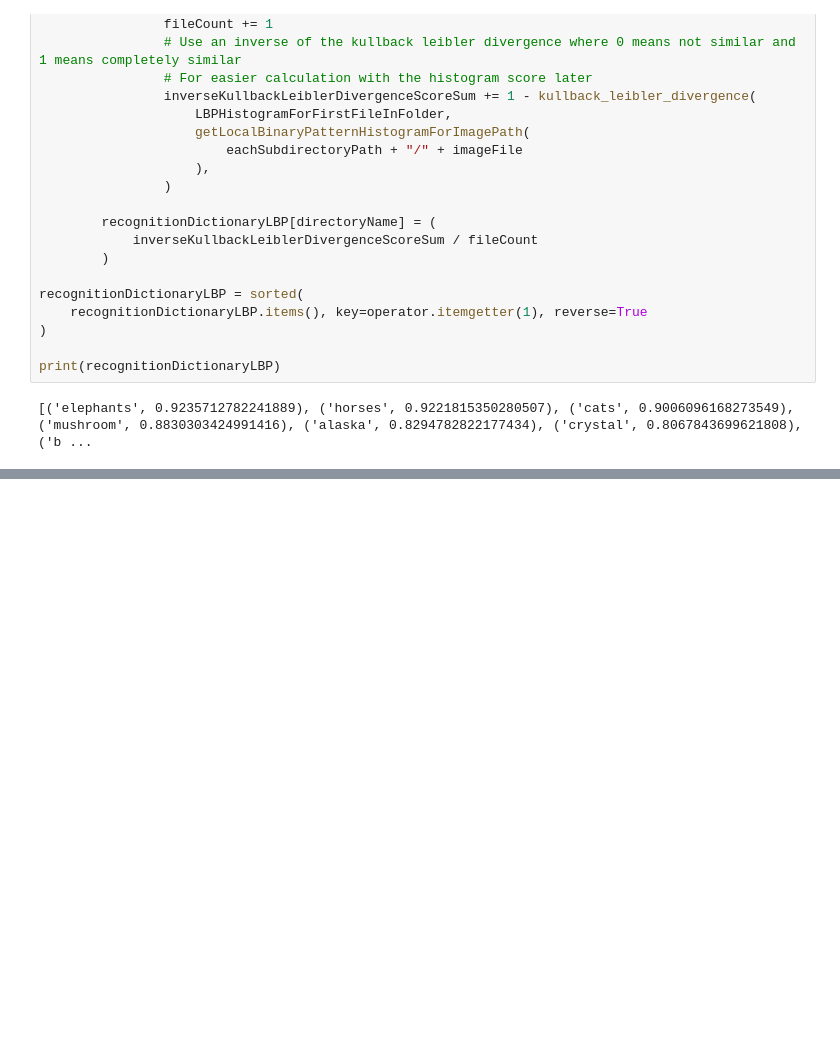
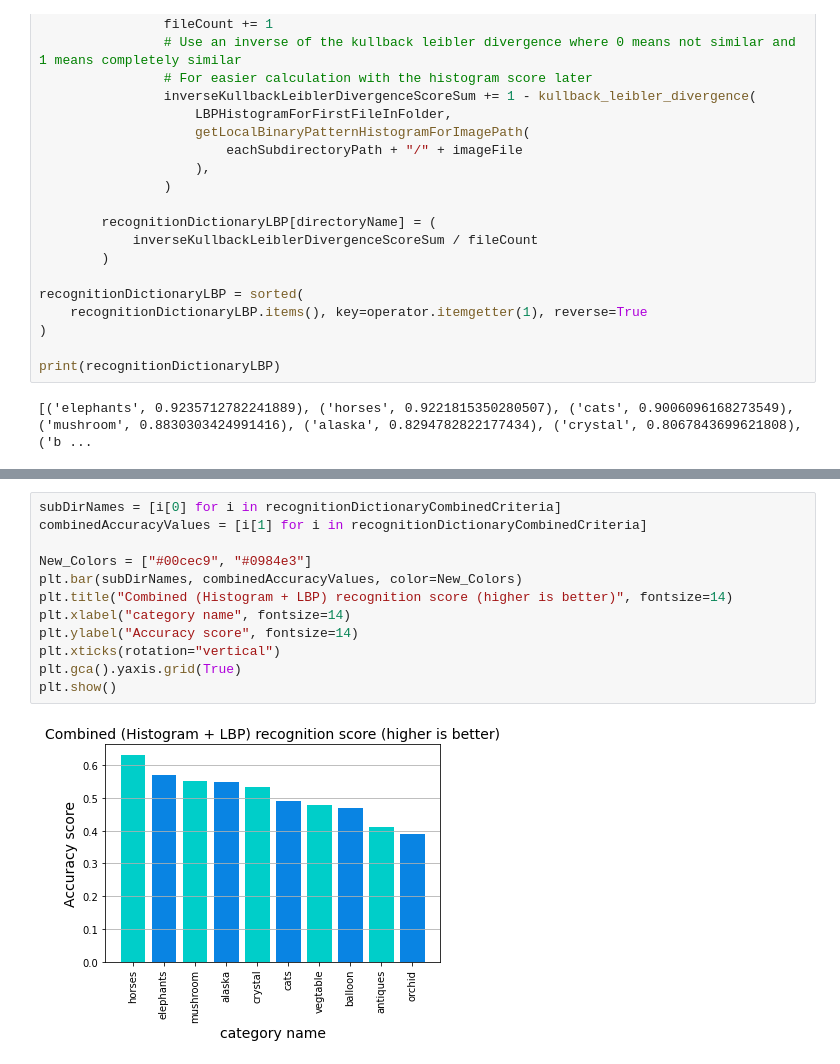
Before and after one commit to Bassadin/ML-for-CV-INM1, a Jupyter notebook: Tasks/Practical_04/Praktikum04_Bildsuche_mit_Merkmalen.ipynb, the cells around one changed output, grey strips where cells are left out. Saved outputs shown, nothing was run; the diff lists cells and outputs as text; blank space fills up the shorter version.

Commit message:
add diagram for combined score

```diff
--- a/Tasks/Practical_04/Praktikum04_Bildsuche_mit_Merkmalen.ipynb
+++ b/Tasks/Practical_04/Praktikum04_Bildsuche_mit_Merkmalen.ipynb
@@ -378,0 +435,14 @@ plt.show()
+# %%
+subDirNames = [i[0] for i in recognitionDictionaryCombinedCriteria]
+combinedAccuracyValues = [i[1] for i in recognitionDictionaryCombinedCriteria]
+
+New_Colors = ["#00cec9", "#0984e3"]
+plt.bar(subDirNames, combinedAccuracyValues, color=New_Colors)
+plt.title("Combined (Histogram + LBP) recognition score (higher is better)", fontsize=14)
+plt.xlabel("category name", fontsize=14)
+plt.ylabel("Accuracy score", fontsize=14)
+plt.xticks(rotation="vertical")
+plt.gca().yaxis.grid(True)
+plt.show()
+# %% [output]
+[figure, added]
```
Also changed, not shown: parts of 3 cells of this notebook.
